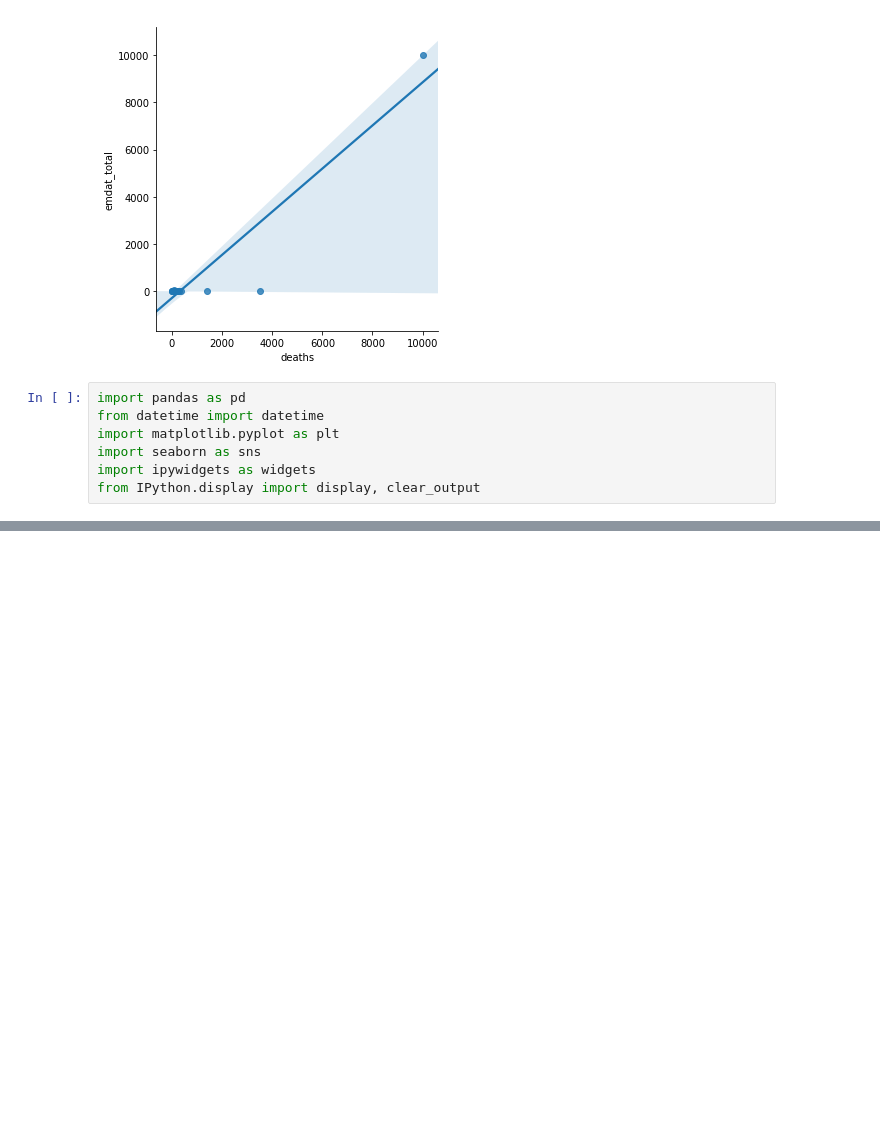
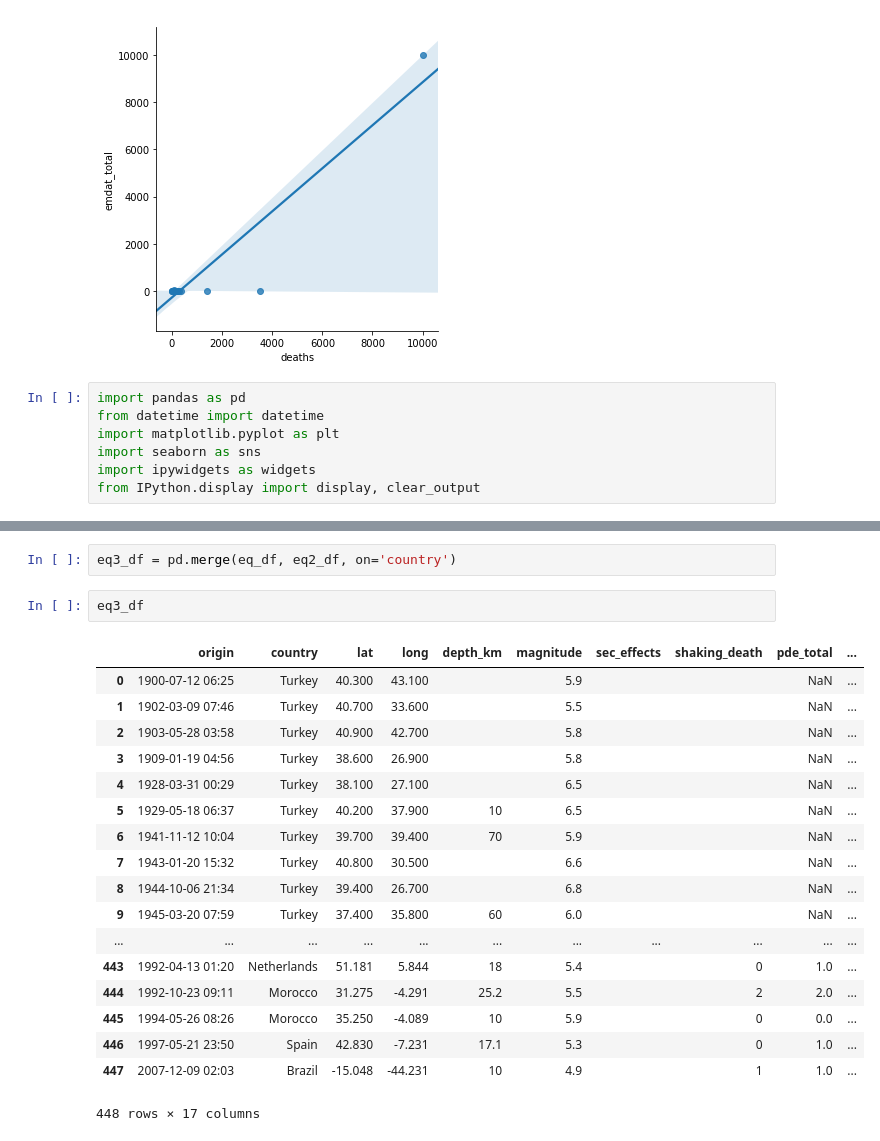
Before and after one commit to shrutijalewar/data-question-3-xtreme-united, a Jupyter notebook: Assigment3.ipynb, the cells around one changed output, grey strips where cells are left out. Cells and saved outputs as stored; diff of their text form; blank space fills up the shorter version.

```diff
--- a/Assigment3.ipynb
+++ b/Assigment3.ipynb
@@ -319,0 +367,23 @@ base = world.plot(column = 'NAME', legend = False, ax = ax, cmap = 'Set2', marke
+# %%
+eq3_df = pd.merge(eq_df, eq2_df, on='country')
+# %%
+eq3_df
+# %% [output]
+|  | origin | country | lat | long | depth_km | magnitude | sec_effects | shaking_death | pde_total | ... |
+| 0 | 1900-07-12 06:25 | Turkey | 40.300 | 43.100 |  | 5.9 |  |  | NaN | ... |
+| 1 | 1902-03-09 07:46 | Turkey | 40.700 | 33.600 |  | 5.5 |  |  | NaN | ... |
+| 2 | 1903-05-28 03:58 | Turkey | 40.900 | 42.700 |  | 5.8 |  |  | NaN | ... |
+| 3 | 1909-01-19 04:56 | Turkey | 38.600 | 26.900 |  | 5.8 |  |  | NaN | ... |
+| 4 | 1928-03-31 00:29 | Turkey | 38.100 | 27.100 |  | 6.5 |  |  | NaN | ... |
+| 5 | 1929-05-18 06:37 | Turkey | 40.200 | 37.900 | 10 | 6.5 |  |  | NaN | ... |
+| 6 | 1941-11-12 10:04 | Turkey | 39.700 | 39.400 | 70 | 5.9 |  |  | NaN | ... |
+| 7 | 1943-01-20 15:32 | Turkey | 40.800 | 30.500 |  | 6.6 |  |  | NaN | ... |
+| 8 | 1944-10-06 21:34 | Turkey | 39.400 | 26.700 |  | 6.8 |  |  | NaN | ... |
+| 9 | 1945-03-20 07:59 | Turkey | 37.400 | 35.800 | 60 | 6.0 |  |  | NaN | ... |
+| ... | ... | ... | ... | ... | ... | ... | ... | ... | ... | ... |
+| 443 | 1992-04-13 01:20 | Netherlands | 51.181 | 5.844 | 18 | 5.4 |  | 0 | 1.0 | ... |
+| 444 | 1992-10-23 09:11 | Morocco | 31.275 | -4.291 | 25.2 | 5.5 |  | 2 | 2.0 | ... |
+| 445 | 1994-05-26 08:26 | Morocco | 35.250 | -4.089 | 10 | 5.9 |  | 0 | 0.0 | ... |
+| 446 | 1997-05-21 23:50 | Spain | 42.830 | -7.231 | 17.1 | 5.3 |  | 0 | 1.0 | ... |
+| 447 | 2007-12-09 02:03 | Brazil | -15.048 | -44.231 | 10 | 4.9 |  | 1 | 1.0 | ... |
+448 rows × 17 columns
```
Also changed, not shown: parts of 10 cells of this notebook.
